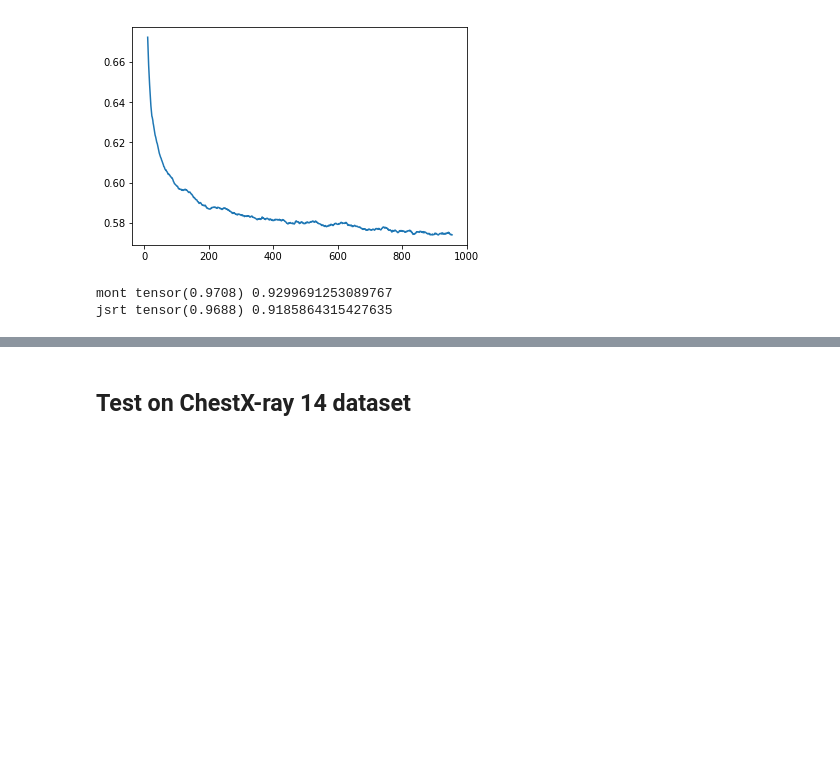
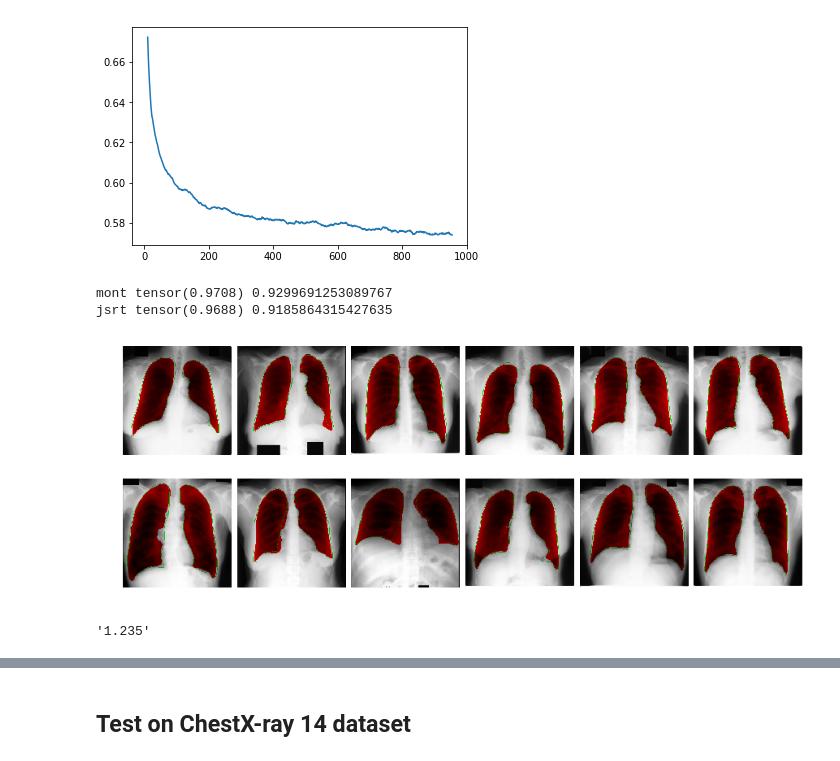
Before and after one commit to dattran2346/chestX-ray-14, a Jupyter notebook: src/Lung Segmentation.ipynb, the cells around one changed output, grey strips where cells are left out. Saved outputs shown, nothing was run; the diff lists cells and outputs as text; code cells hidden in the pictures; blank space fills up the shorter version.

```diff
--- a/src/Lung Segmentation.ipynb
+++ b/src/Lung Segmentation.ipynb
@@ -2,18 +2,6 @@
 %matplotlib inline
 %reload_ext autoreload
 %autoreload 2
-# %%
-def show_img(im, figsize=None, ax=None, alpha=None):
-    if not ax: fig,ax = plt.subplots(figsize=figsize)
-    ax.imshow(im, alpha=alpha)
-    ax.set_axis_off()
-    return ax
-
-def plot_lung_segment(image, mask, ax=None):
-    if not ax: fig, ax = plt.subplots(figsize=(12, 10))
-    ax.imshow(image)
-    ax.imshow(mask, alpha=0.4)
-    ax.set_axis_off()
 # %% [markdown]
 # Train Lung Segmentation
 # %%
@@ -199,3 +193,29 @@ test('jsrt')
 # %% [output]
 mont tensor(0.9708) 0.9299691253089767
 jsrt tensor(0.9688) 0.9185864315427635
+# %%
+def plot_val():
+    x, y = md.val_ds[10]
+    print(x.shape)
+    py = torch.sigmoid(unet(V(x[None])))
+    print(py)
+    py = (py[0].cpu()>0.5).type(torch.FloatTensor) # py: ByteTensor (uint8) -> FloatTensor (float32)
+    plot_lung_segment(denorm(x), to_pil(py))
+
+def plot_test(what):
+    dl = get_test(256, 16, what)
+    images, gt_masks = next(iter(dl))
+    fig, axes = plt.subplots(2, 6, figsize=(15, 6))
+    for i, ax in enumerate(axes.flat):
+        image, gt_mask = images[i], gt_masks[i]
+
+        py = torch.sigmoid(unet(V(image)[None]))
+        py = (py[0].cpu() > 0.5).type(torch.FloatTensor) # 1, 256, 256
+        labels = skimage.measure.label(py[0].numpy()) # 256, 256
+        mask = np.logical_or(labels==2, labels==1).astype(np.float32) # left nd right lung
+
+        plot_lung_segment(denorm(image), mask, gt_mask.numpy()[0], boundary=False, ax=ax)
+        plt.subplots_adjust(wspace=0.05, hspace=0.001)
+plot_test('jsrt')
+# %% [output]
+[figure, added]
@@ -202 +235,6 @@ jsrt tensor(0.9688) 0.9185864315427635
+# %%
+a = 1.234555
+f'{a:.4}'
+# %% [output]
+'1.235'
 # %%
```
Also changed, not shown: parts of 17 cells of this notebook, 14 other files.
